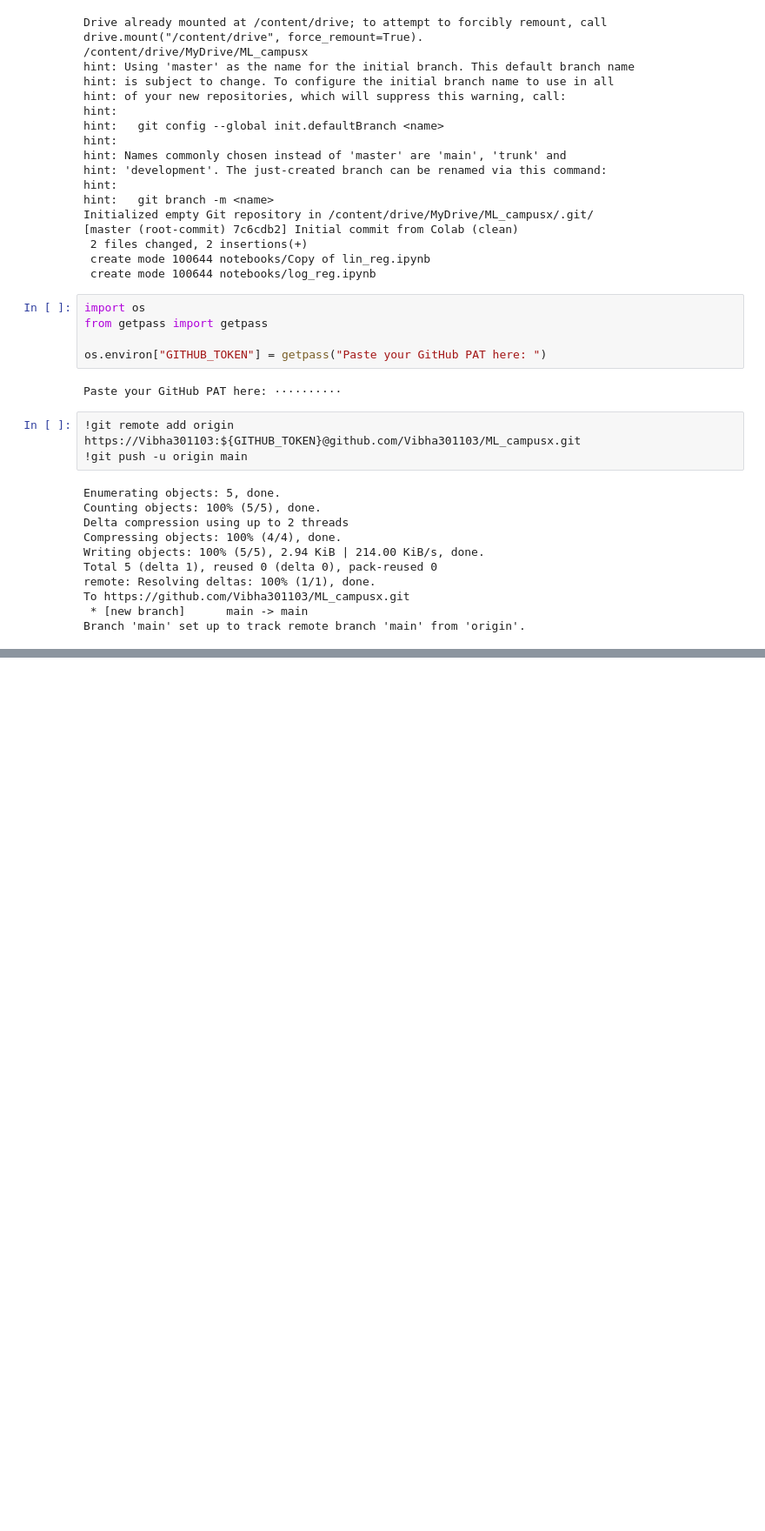
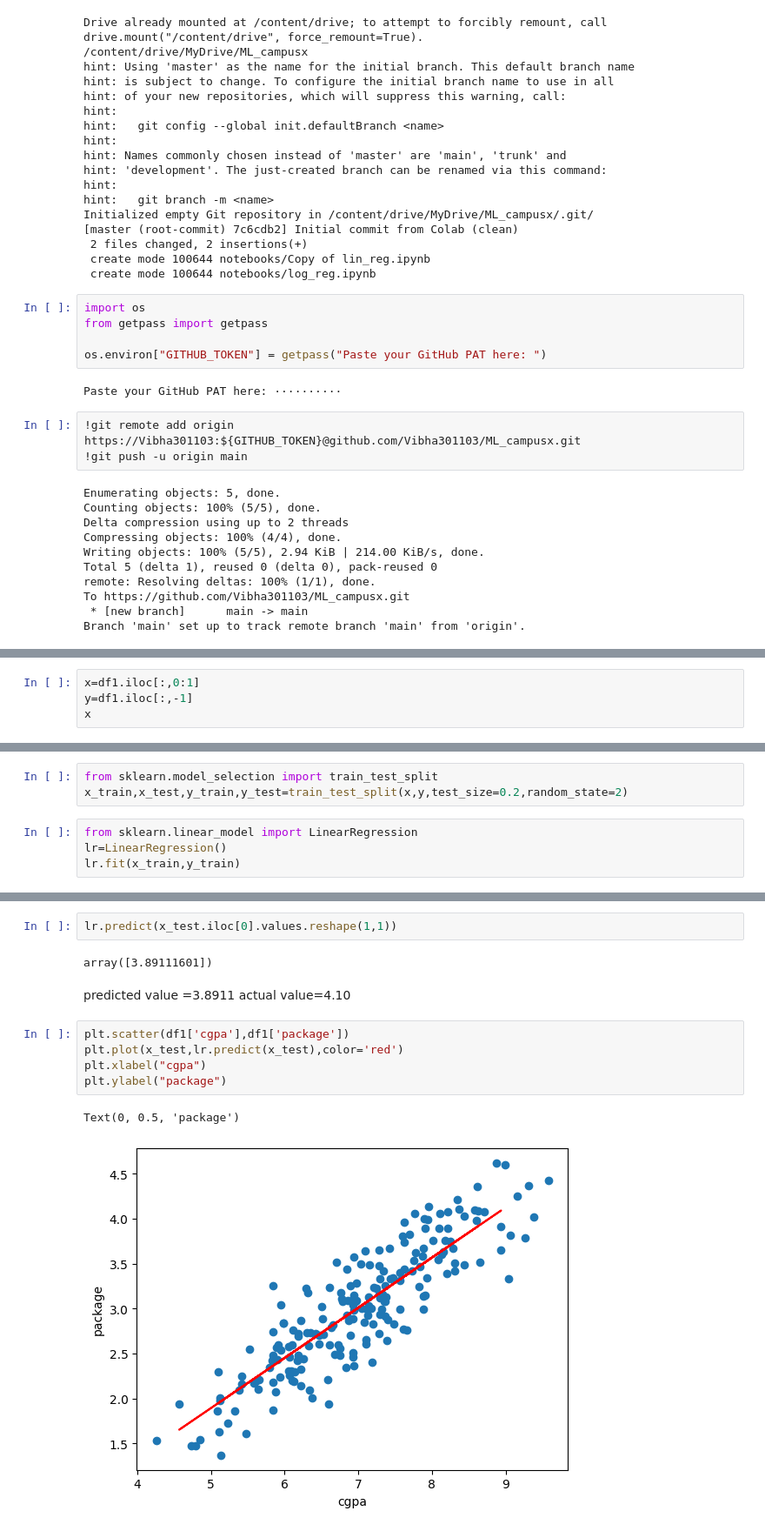
Before and after one commit to Vibha301103/ML_campusx, a Jupyter notebook: notebooks/Copy of lin_reg.ipynb, the cells around one changed output, grey strips where cells are left out. Shown at 87% size. Saved outputs shown, nothing was run; the diff lists cells and outputs as text; blank space fills up the shorter version.

```diff
--- a/notebooks/Copy of lin_reg.ipynb
+++ b/notebooks/Copy of lin_reg.ipynb
@@ -81,0 +130,4 @@ print("hellow my name is vibh)
+# %%
+x=df1.iloc[:,0:1]
+y=df1.iloc[:,-1]
+x
@@ -81,0 +148,7 @@ print("hellow my name is vibh)
+# %%
+from sklearn.model_selection import train_test_split
+x_train,x_test,y_train,y_test=train_test_split(x,y,test_size=0.2,random_state=2)
+# %%
+from sklearn.linear_model import LinearRegression
+lr=LinearRegression()
+lr.fit(x_train,y_train)
@@ -81,0 +194,15 @@ print("hellow my name is vibh)
+# %%
+lr.predict(x_test.iloc[0].values.reshape(1,1))
+# %% [output]
+array([3.89111601])
+# %% [markdown]
+predicted value =3.8911
+actual value=4.10
+# %%
+plt.scatter(df1['cgpa'],df1['package'])
+plt.plot(x_test,lr.predict(x_test),color='red')
+plt.xlabel("cgpa")
+plt.ylabel("package")
+# %% [output]
+Text(0, 0.5, 'package')
+[figure, added]
```
Also changed, not shown: parts of 13 cells of this notebook, 1 other file.
